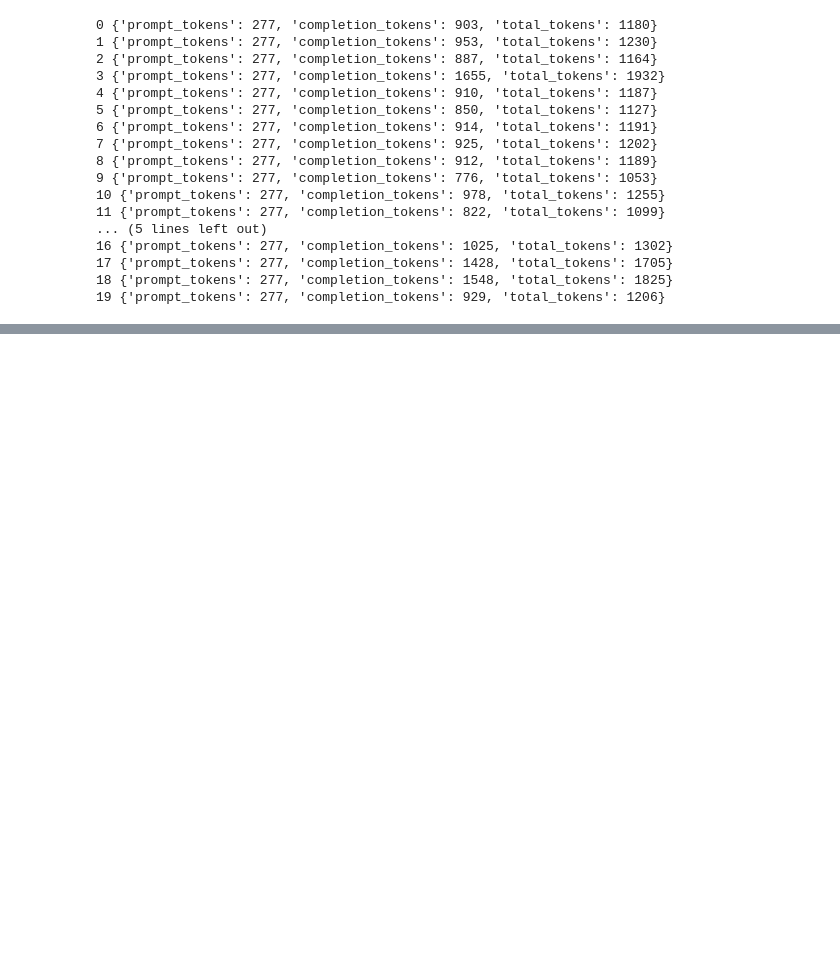
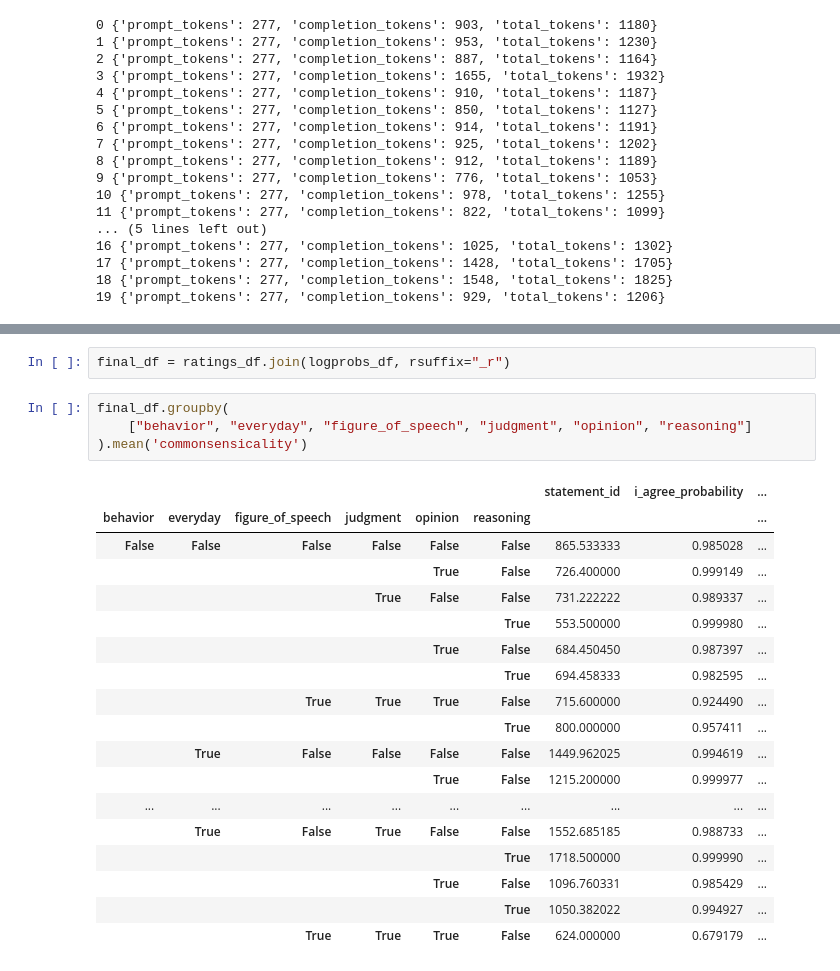
Before and after one commit to Watts-Lab/commonsense-statements, a Jupyter notebook: statement-generation.ipynb, the cells around one changed output, grey strips where cells are left out. Drawn from its saved outputs; the diff is of its cells as text; blank space fills up the shorter version.

```diff
--- a/statement-generation.ipynb
+++ b/statement-generation.ipynb
@@ -332,0 +692,25 @@ df.to_csv("statement-batch-output-2.csv", index=False)
+# %%
+final_df = ratings_df.join(logprobs_df, rsuffix="_r")
+# %%
+final_df.groupby(
+    ["behavior", "everyday", "figure_of_speech", "judgment", "opinion", "reasoning"]
+).mean('commonsensicality')
+# %% [output]
+|  |  |  |  |  |  | statement_id | i_agree_probability | ... |
+| behavior | everyday | figure_of_speech | judgment | opinion | reasoning |  |  | ... |
+| False | False | False | False | False | False | 865.533333 | 0.985028 | ... |
+|  |  |  |  | True | False | 726.400000 | 0.999149 | ... |
+|  |  |  | True | False | False | 731.222222 | 0.989337 | ... |
+|  |  |  |  |  | True | 553.500000 | 0.999980 | ... |
+|  |  |  |  | True | False | 684.450450 | 0.987397 | ... |
+|  |  |  |  |  | True | 694.458333 | 0.982595 | ... |
+|  |  | True | True | True | False | 715.600000 | 0.924490 | ... |
+|  |  |  |  |  | True | 800.000000 | 0.957411 | ... |
+|  | True | False | False | False | False | 1449.962025 | 0.994619 | ... |
+|  |  |  |  | True | False | 1215.200000 | 0.999977 | ... |
+| ... | ... | ... | ... | ... | ... | ... | ... | ... |
+|  | True | False | True | False | False | 1552.685185 | 0.988733 | ... |
+|  |  |  |  |  | True | 1718.500000 | 0.999990 | ... |
+|  |  |  |  | True | False | 1096.760331 | 0.985429 | ... |
+|  |  |  |  |  | True | 1050.382022 | 0.994927 | ... |
+|  |  | True | True | True | False | 624.000000 | 0.679179 | ... |
```
Also changed, not shown: parts of 20 cells of this notebook, 3 other files.
